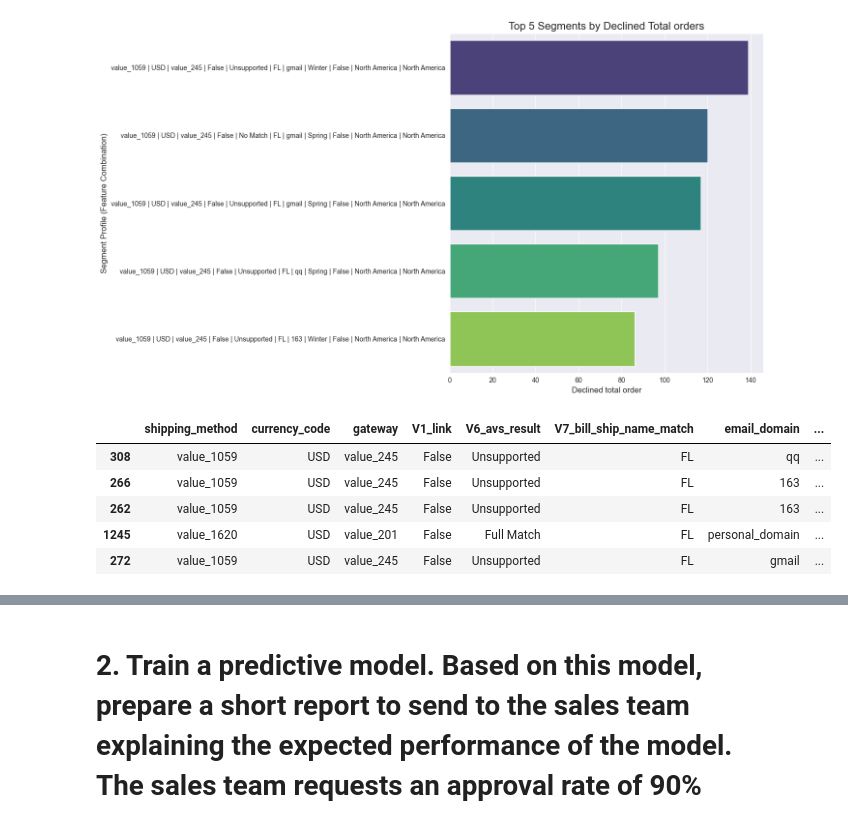
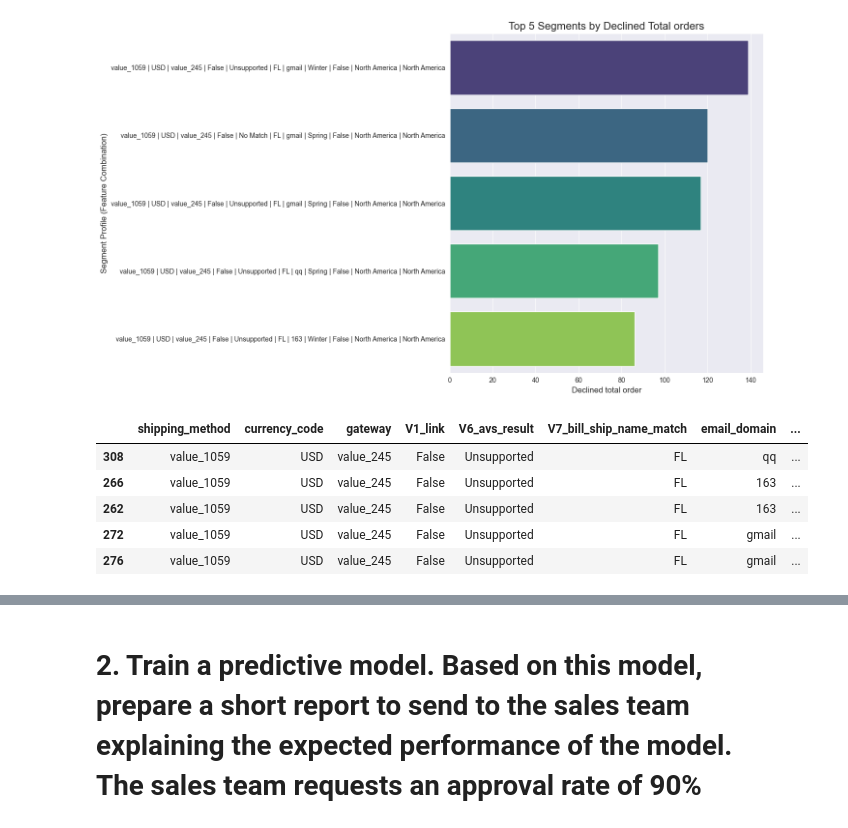
Before and after one commit to gioiablayer96/data-wizard-gioia, a Jupyter notebook: Home_Assignments/Riskified_home_assignment/riskified_home_assignment_Gioia_Blayer/riskified_home_assignment.ipynb, the cells around one changed output, grey strips where cells are left out. Drawn from its saved outputs; the diff is of its cells as text; code cells hidden in the pictures.

```diff
--- a/Home_Assignments/Riskified_home_assignment/riskified_home_assignment_Gioia_Blayer/riskified_home_assignment.ipynb
+++ b/Home_Assignments/Riskified_home_assignment/riskified_home_assignment_Gioia_Blayer/riskified_home_assignment.ipynb
@@ -2029,12 +2130,12 @@ Passing `palette` without assigning `hue` is deprecated and will be removed in v
   sns.barplot(
 [figure]
 # %%
-top5_segments_cost = segments_with_metrics.sort_values(by=['total_declined_spent'], ascending=False).head(5)
+top5_segments_cost = segments_with_metrics[segments_with_metrics.declined_order_count >= 30].sort_values(by=['total_declined_spent'], ascending=False).head(5)
 top5_segments_cost
 # %% [output]
 |  | shipping_method | currency_code | gateway | V1_link | V6_avs_result | V7_bill_ship_name_match | email_domain | ... |
 | 308 | value_1059 | USD | value_245 | False | Unsupported | FL | qq | ... |
 | 266 | value_1059 | USD | value_245 | False | Unsupported | FL | 163 | ... |
 | 262 | value_1059 | USD | value_245 | False | Unsupported | FL | 163 | ... |
-| 1245 | value_1620 | USD | value_201 | False | Full Match | FL | personal_domain | ... |
 | 272 | value_1059 | USD | value_245 | False | Unsupported | FL | gmail | ... |
+| 276 | value_1059 | USD | value_245 | False | Unsupported | FL | gmail | ... |
```
Also changed, not shown: parts of 74 cells of this notebook.
